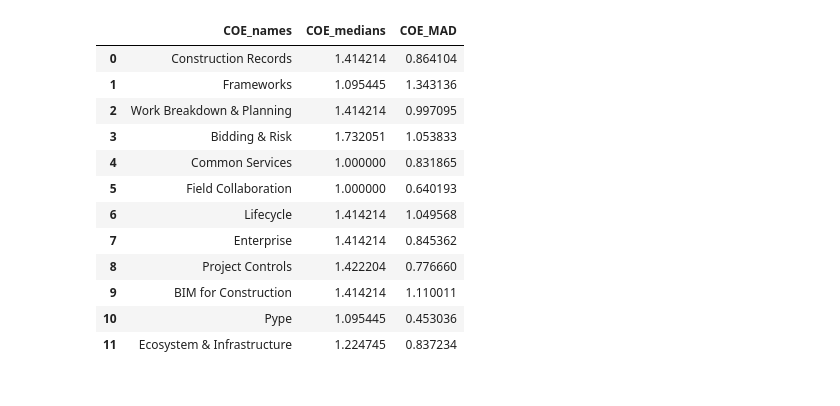
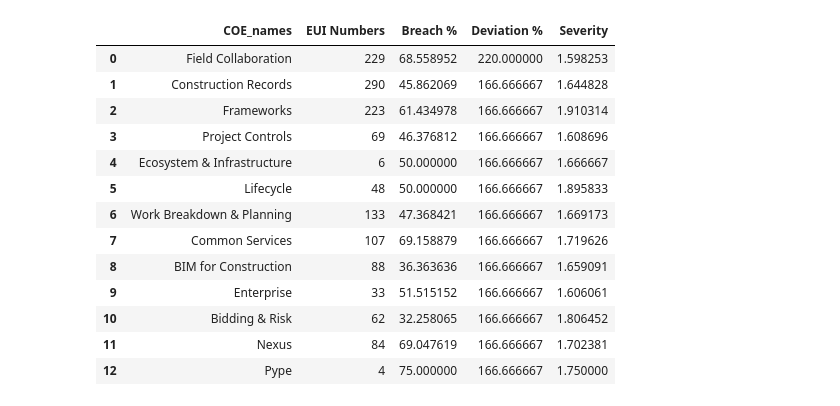
Before and after one commit to Shoham91/Health-Score, a Jupyter notebook: Health Score Project.ipynb, the cells around one changed output. Drawn from its saved outputs; the diff is of its cells as text; code cells hidden in the pictures.

```diff
--- a/Health Score Project.ipynb
+++ b/Health Score Project.ipynb
@@ -24,6 +24,6 @@ EUI_only =  data['EUI_OR_SIB']=='EUI'
 data_EUI = data[EUI_only]
 
 #Extracting relevant variables
-data_analy = data_EUI[["SEVERITY", "GROUP_NAMES","COE_NAMES","RESOLUTION_TIME","HOUR_TO_COMPLETION","ON_TIME"]]
+data_analy = data_EUI[["ISSUE_KEY","RESOLVED_TIMESTAMP","SEVERITY", "GROUP_NAMES_SEPARATED","COE_NAMES_SEPARATED_COPY","RESOLUTION_TIME","HOUR_TO_COMPLETION"]]
 data_analy.describe(include='all')
 # %% [output]
@@ -42,11 +42,8 @@ data_analy.describe(include='all')
 # %%
 #Transforming severity levels into numbers for further calculation
-severity_nums = {"SEVERITY":     {"P1": 1, "P2": 2, "P3" :3 }}
+severity_nums = {"SEVERITY":     {"P1": 3, "P2": 2, "P3" :1 }}
 data_analy = data_analy.replace(severity_nums)
 
-##Calculating Health Score - Dividing the time required for completion by the actual time took for completion and
-#Multiplying it with Severity values. The higher the score - the better the treatment
-data_analy['HOUR_TO_COMPLETION'] = data_analy['HOUR_TO_COMPLETION'].replace(0,1) #Replacing zero with one so to avoid inf values
-data_analy['Health Score'] = (data_analy['RESOLUTION_TIME']/data_analy['HOUR_TO_COMPLETION'])*data_analy['SEVERITY']
-data_analy.head(10)
+data_analy['HOUR_TO_COMPLETION'] = data_analy['HOUR_TO_COMPLETION'].replace(0,1)
+#Replacing zero with one so to avoid inf values
 # %% [output]
@@ -98,38 +61,59 @@ plt.hist(new_HS, 25, range=[0, 20],facecolor='blue', align='mid') #Looks better
-# %%
-data_analy['Health Score']=new_HS
 # %%
 #Removing NA Values
 data_analy = data_analy[data_analy['Health Score'].notna()]
-data_analy = data_analy[data_analy['COE_NAMES'].notna()]
-data_analy = data_analy[data_analy['GROUP_NAMES'].notna()]
+data_analy = data_analy[data_analy['COE_NAMES_SEPARATED_COPY'].notna()]
+data_analy = data_analy[data_analy['GROUP_NAMES_SEPARATED'].notna()]
 # %%
-#Using a loop to calculate each COE's median and MAD Health Score
+#Using a loop to calculate each COE's variables
 
-COE_medians=[]
-COE_MAD=[]
+import statistics
 
-COE_names=data_analy['COE_NAMES'].unique()
+COE_Sev=[]
+COE_EUIs=[]
+COE_per_breach=[]
+COE_hour=[]
+COE_hour1=[]
+m=0
+k=0
+
+COE_names=data_analy['COE_NAMES_SEPARATED_COPY'].unique()
 for i in COE_names:
-    x=data_analy.loc[data_analy['COE_NAMES'] == i]
-    COE_medians.append(x['Health Score'].median())
-    COE_MAD.append(x['Health Score'].mad())
+    x=data_analy.loc[data_analy['COE_NAMES_SEPARATED_COPY'] == i]
+    y=len(x)
+    for j in range(0,len(x)):
+        if x.iloc[j,5] >= x.iloc[j,6]:
+            k=k+1
+        else:
+            m=x.iloc[j,6]-x.iloc[j,5]
+            m=((m/(x.iloc[j,5]))*100)
+            COE_hour.append(m)
+
+    COE_EUIs.append(len(x.index))
+    COE_per_breach.append(100-((k/y)*100))
+    COE_hour1.append(statistics.median(COE_hour))
+    COE_Sev.append(x.iloc[:,2].mean())
+    k=0
+    m=0
 
 COE_tot=pd.DataFrame(COE_names, columns=['COE_names'])
-COE_tot['COE_medians']=COE_medians
-COE_tot['COE_MAD']=COE_MAD
+COE_tot['EUI Numbers']=COE_EUIs
+COE_tot['Breach %']=COE_per_breach
+COE_tot['Deviation %']=COE_hour1
+COE_tot['Severity']=COE_Sev
 
-COE_tot #Here we can see each COE's median and MAD Health Score
+COE_tot #Here we can see each COE's KPIs
 # %% [output]
-|  | COE_names | COE_medians | COE_MAD |
-| 0 | Construction Records | 1.414214 | 0.864104 |
-| 1 | Frameworks | 1.095445 | 1.343136 |
-| 2 | Work Breakdown & Planning | 1.414214 | 0.997095 |
-| 3 | Bidding & Risk | 1.732051 | 1.053833 |
-| 4 | Common Services | 1.000000 | 0.831865 |
-| 5 | Field Collaboration | 1.000000 | 0.640193 |
-| 6 | Lifecycle | 1.414214 | 1.049568 |
-| 7 | Enterprise | 1.414214 | 0.845362 |
-| 8 | Project Controls | 1.422204 | 0.776660 |
-| 9 | BIM for Construction | 1.414214 | 1.110011 |
-| 10 | Pype | 1.095445 | 0.453036 |
-| 11 | Ecosystem & Infrastructure | 1.224745 | 0.837234 |
+|  | COE_names | EUI Numbers | Breach % | Deviation % | Severity |
+| 0 | Field Collaboration | 229 | 68.558952 | 220.000000 | 1.598253 |
+| 1 | Construction Records | 290 | 45.862069 | 166.666667 | 1.644828 |
+| 2 | Frameworks | 223 | 61.434978 | 166.666667 | 1.910314 |
+| 3 | Project Controls | 69 | 46.376812 | 166.666667 | 1.608696 |
+| 4 | Ecosystem & Infrastructure | 6 | 50.000000 | 166.666667 | 1.666667 |
+| 5 | Lifecycle | 48 | 50.000000 | 166.666667 | 1.895833 |
+| 6 | Work Breakdown & Planning | 133 | 47.368421 | 166.666667 | 1.669173 |
+| 7 | Common Services | 107 | 69.158879 | 166.666667 | 1.719626 |
+| 8 | BIM for Construction | 88 | 36.363636 | 166.666667 | 1.659091 |
+| 9 | Enterprise | 33 | 51.515152 | 166.666667 | 1.606061 |
+| 10 | Bidding & Risk | 62 | 32.258065 | 166.666667 | 1.806452 |
+| 11 | Nexus | 84 | 69.047619 | 166.666667 | 1.702381 |
+| 12 | Pype | 4 | 75.000000 | 166.666667 | 1.750000 |
```
Also changed, not shown: parts of 17 cells of this notebook.
